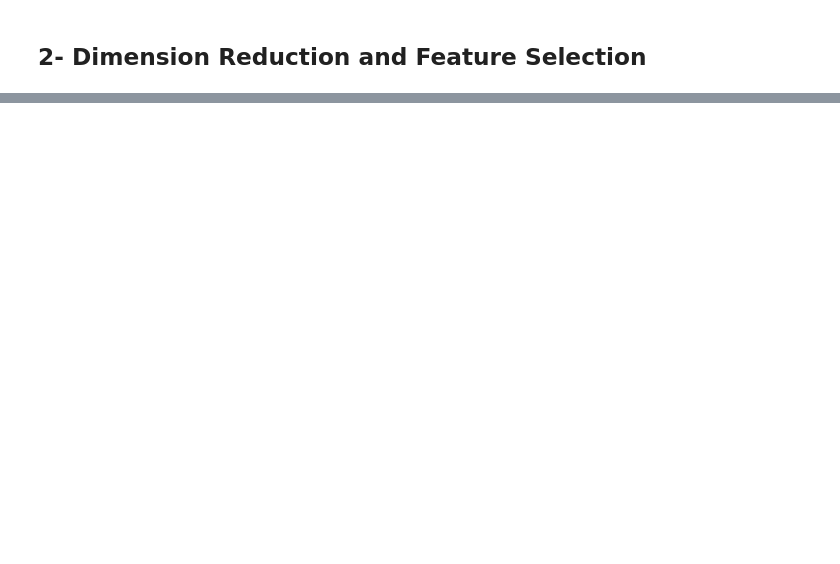
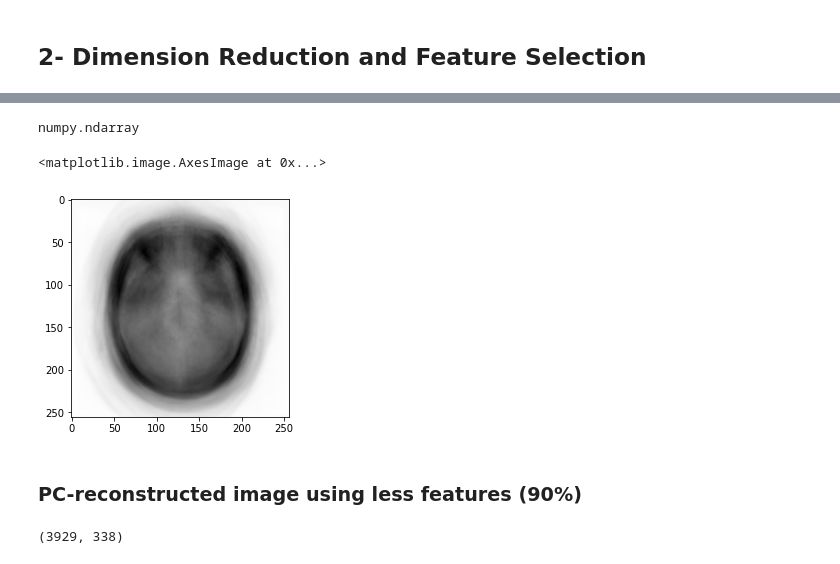
Before and after one commit to FgSurewin/Brain_Tumor_Project, a Jupyter notebook: notebooks/Niloufar_notebook.ipynb, the cells around one changed output, grey strips where cells are left out. Cells and saved outputs as stored; diff of their text form; code cells hidden in the pictures; blank space fills up the shorter version.

```diff
--- a/notebooks/Niloufar_notebook.ipynb
+++ b/notebooks/Niloufar_notebook.ipynb
@@ -253,2 +271,14 @@ print ("Test Classification Report:\n",metrics.classification_report(y_test,ytes
 # %% [markdown]
 ## **2- Dimension Reduction and Feature Selection**
+# %%
+image_dataset = []
+
+for path in df["image"]:
+  gray_im = rgb2gray(imread(path))
+  image_dataset.append(gray_im.reshape(-1))
+
+image_dataset_np = np.array(image_dataset)
+print(image_dataset_np.shape)
+
+image_df = pd.DataFrame(image_dataset_np)
+print(image_df.shape)
@@ -254,0 +288,4 @@ print ("Test Classification Report:\n",metrics.classification_report(y_test,ytes
+# %%
+from sklearn  import decomposition
+pca_model = decomposition.PCA() #if you dont specify n_componenets it will be min(n_sample,n_features)
+pca_model.fit(image_df)
@@ -254,0 +305,22 @@ print ("Test Classification Report:\n",metrics.classification_report(y_test,ytes
+# %%
+type(pca_projection)
+# %% [output]
+numpy.ndarray
+# %%
+eigenvectors = pca_model.components_
+#each row in eigenvectors is one component which is a linear combination of all features
+# %%
+pc1= eigenvectors[0,:].reshape(256,256)
+plt.imshow(pc1,cmap='gray_r')
+# %% [output]
+<matplotlib.image.AxesImage at 0x...>
+[figure, added]
+# %% [markdown]
+### **PC-reconstructed image using less features (90%)**
+# %%
+pca_model2 = decomposition.PCA(n_components=0.9)
+pca_model2.fit(image_df)
+pca_projection2 = pca_model2.transform(image_df) #this is scores
+pca_projection2.shape
+# %% [output]
+(3929, 338)
```
Also changed, not shown: parts of 5 cells of this notebook.
